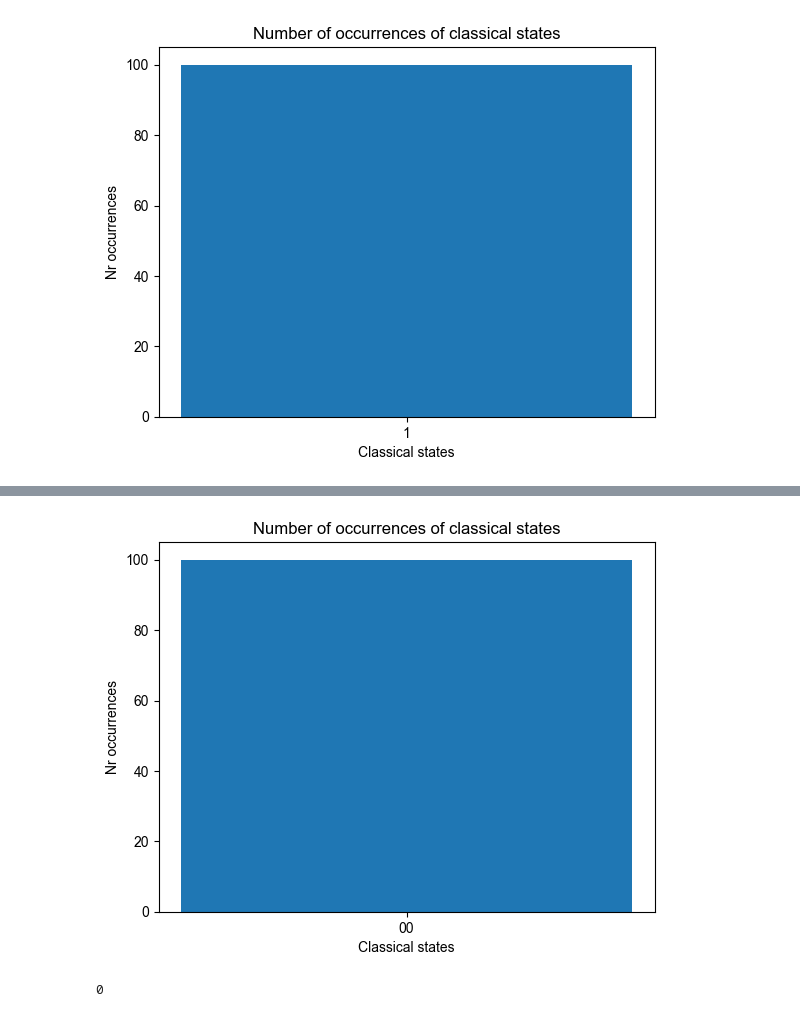
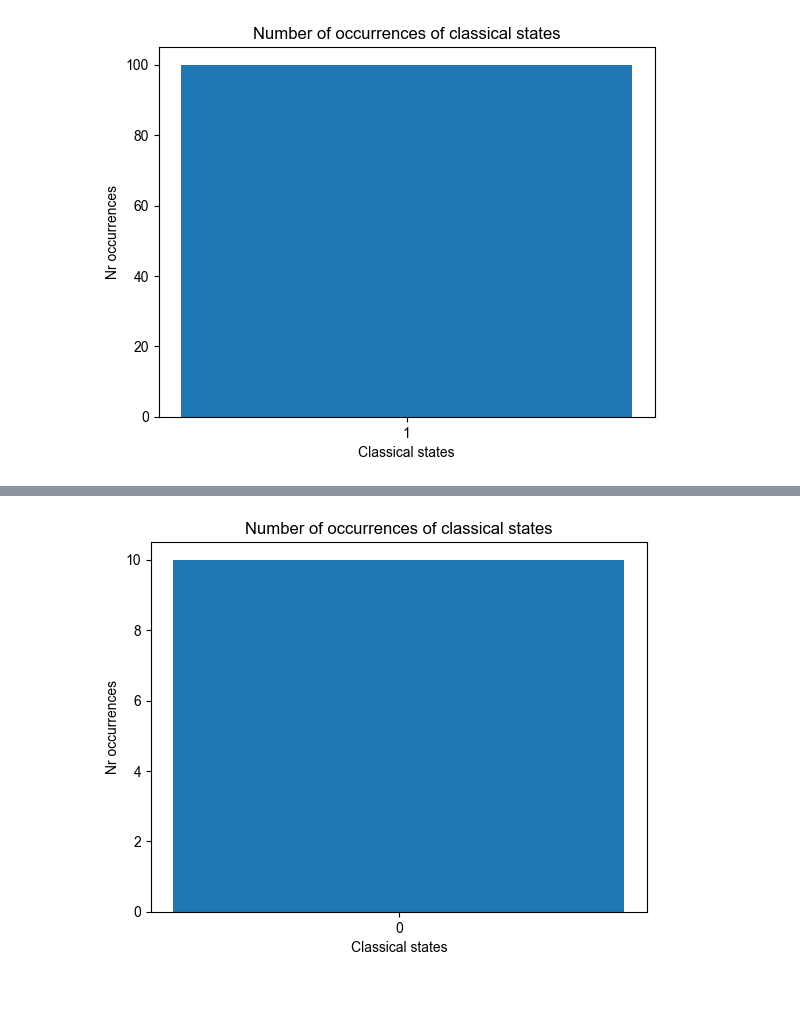
Before and after one commit to Mitch36/QuantumSim-QEC, a Jupyter notebook: QuantumSimSurfaceCodes.ipynb, the cells around one changed output, grey strips where cells are left out. Drawn from its saved outputs; the diff is of its cells as text; code cells hidden in the pictures.

```diff
--- a/QuantumSimSurfaceCodes.ipynb
+++ b/QuantumSimSurfaceCodes.ipynb
@@ -159,34 +161,38 @@ Logical error when deciding bit flip recovery option
 # %%
 from quantumsim import Circuit, QuantumUtil
 
-cr = Circuit(2, 2, True)
+cr = Circuit(1, 1, True)
 # cr.hadamard(0)
 # cr.noisy_pauli_x(0)
 # cr.hadamard(0)
 
 # cr.noisy_pauli_z(0, 0.1)
 # cr.hadamard(0)
 # cr.noisy_pauli_z(0, 0.1)
 # cr.hadamard(0)
 
 # cr.pauli_x(0)
 # cr.hadamard(0)
 # Min is 0.0008
-cr.noisy_cnot(0, 1, gate_error=0.0007)
+# cr.noisy_cnot(0, 1, gate_error=0.01)
 
 # Pauli z
 # for i in range(20):
-    # cr.noisy_pauli_x(0, 0.0001)
+#     cr.noisy_pauli_x(0, 0.0001)
+# cr.pauli_x(0)
+# cr.pauli_x(0)
+# cr.pauli_x(0)
+# cr.remove_circuit_part(0, 3)
+# cr.remove_circuit_gate(0)
 
 cr.measurement(0, 0)
-cr.measurement(1, 1)
+# cr.measurement(1, 1)
 
 
 # cr.print_gates_and_descriptions()
 
-result = QuantumUtil.measure_circuit_bit_register(cr, 100)
+result = QuantumUtil.measure_circuit_bit_register(cr, 10)
 QuantumUtil.histogram_of_classical_states(result)
-print(result.count("1"))
+# print(result.count("1"))
 # %% [output]
-[figure, old version]
+[figure, new version]
-0
```
Also changed, not shown: parts of 2 cells of this notebook, 1 other file.
